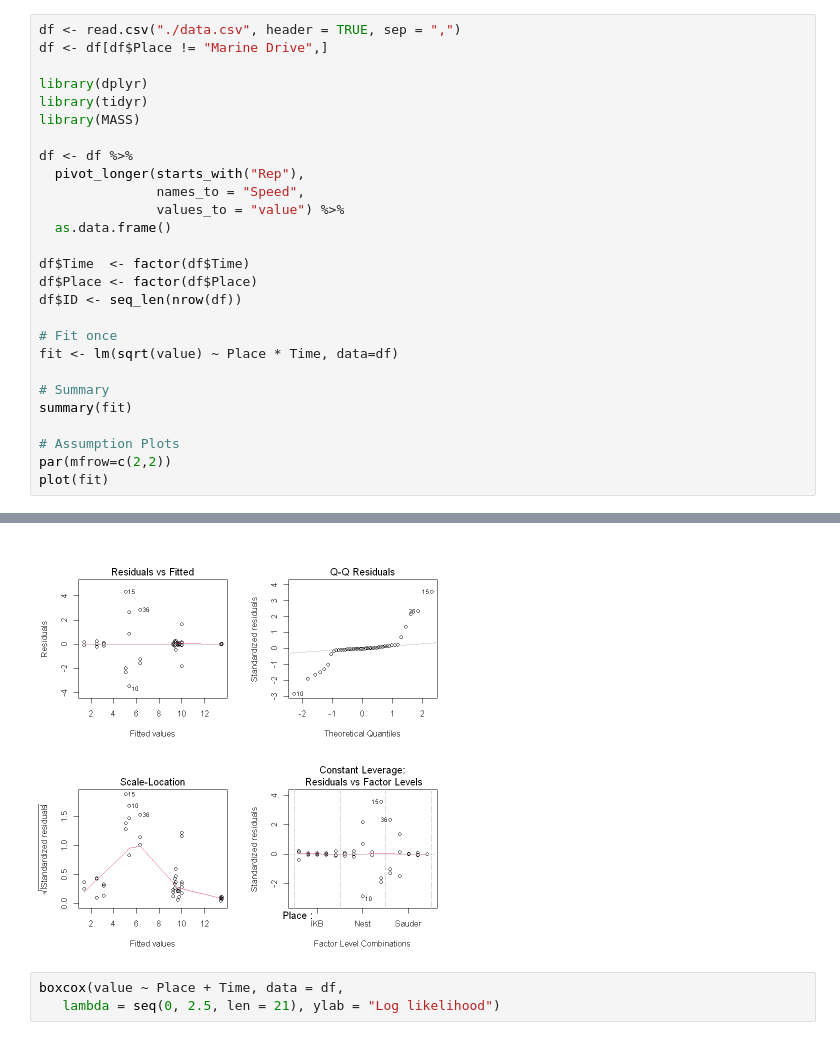
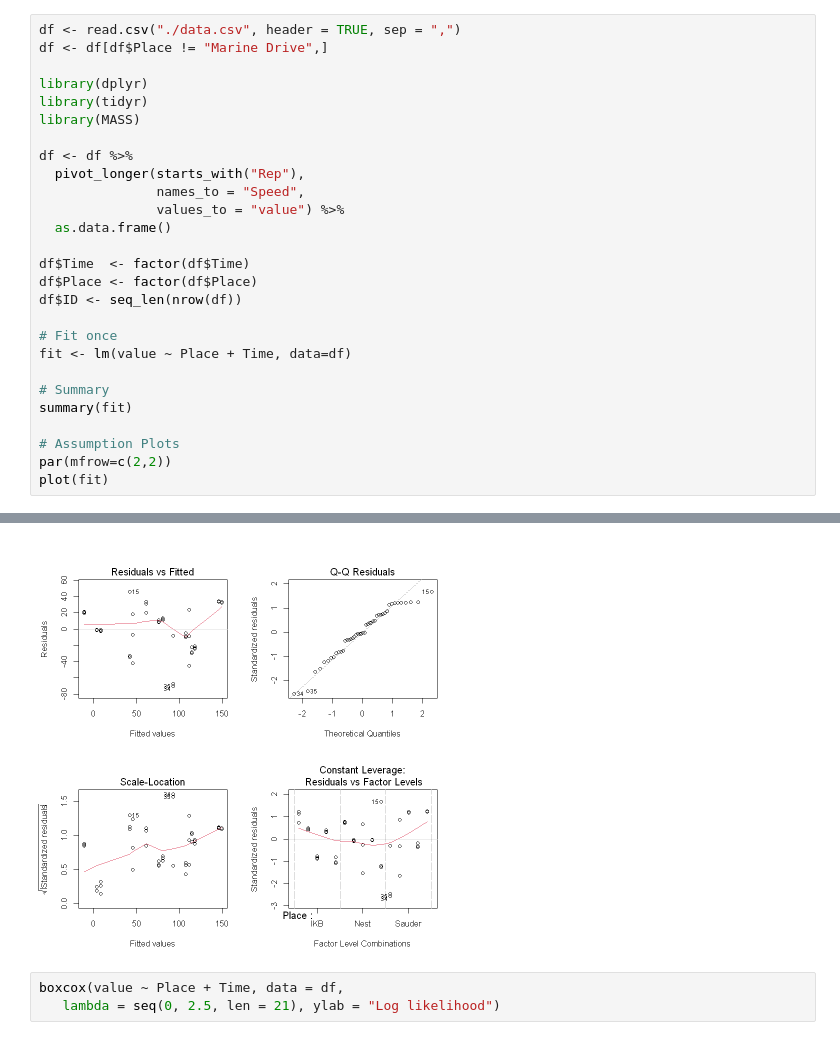
Before and after one commit to JohnKang0720/stat-404-project, a Jupyter notebook: code.ipynb, the cells around one changed output, grey strips where cells are left out. Drawn from its saved outputs; the diff is of its cells as text.

```diff
--- a/code.ipynb
+++ b/code.ipynb
@@ -17,7 +17,7 @@ df$Place <- factor(df$Place)
 df$ID <- seq_len(nrow(df))
 
 # Fit once
-fit <- lm(sqrt(value) ~ Place * Time, data=df)
+fit <- lm(value ~ Place + Time, data=df)
 
 # Summary
 summary(fit)
@@ -46,4 +46,4 @@ F-statistic: 18.71 on 14 and 30 DF,  p-value: 4.462e-11
-[figure, old version]
+[figure, new version]
 # %%
 boxcox(value ~ Place + Time, data = df,
    lambda = seq(0, 2.5, len = 21), ylab = "Log likelihood")
```
Also changed, not shown: parts of 3 cells of this notebook, 1 other file.
